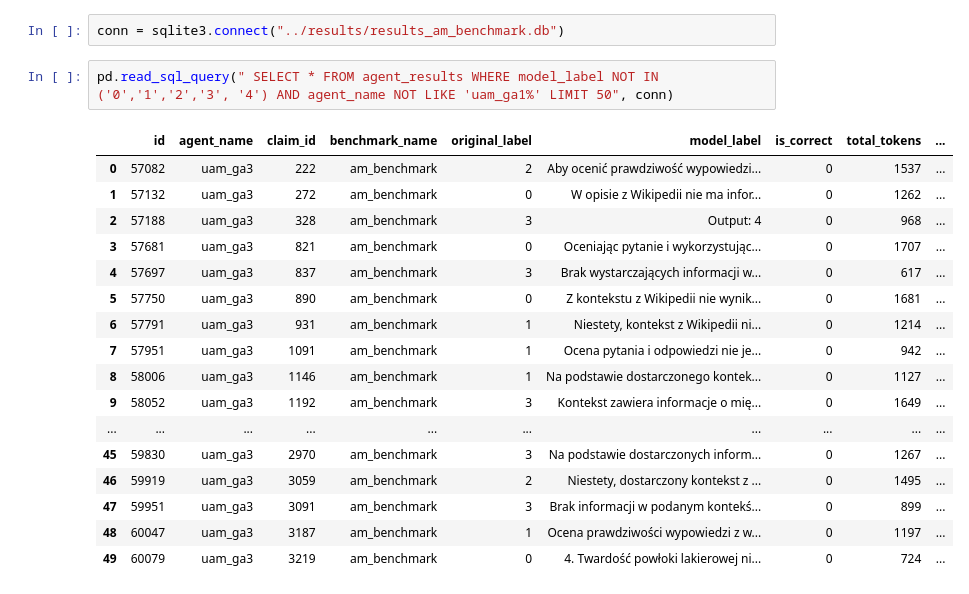
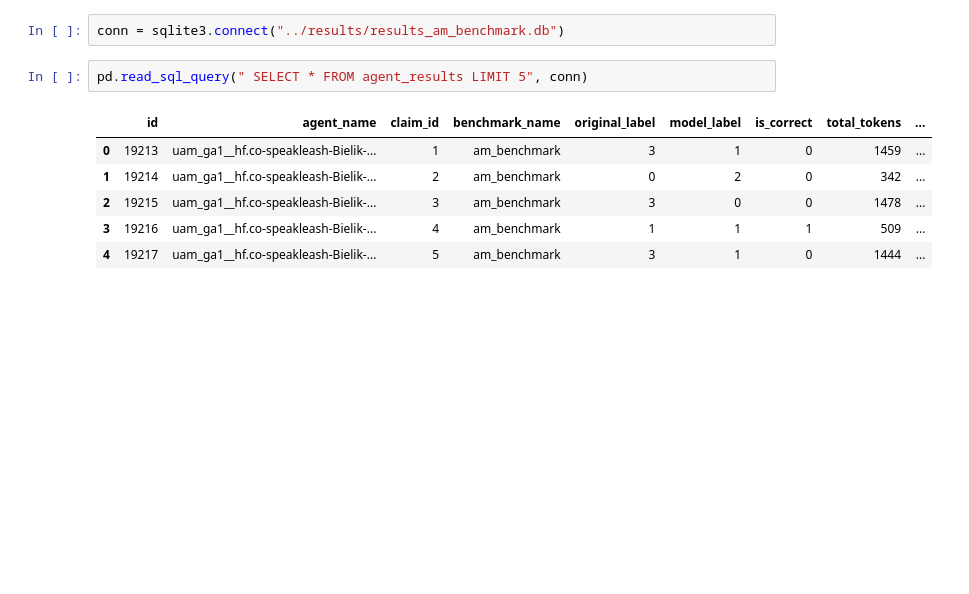
Before and after one commit to Wilsonuep/claims_processing, a Jupyter notebook: data_analysis/data_discovery.ipynb, the cells around one changed output. Cells and saved outputs as stored; diff of their text form; blank space fills up the shorter version.

```diff
--- a/data_analysis/data_discovery.ipynb
+++ b/data_analysis/data_discovery.ipynb
@@ -4,22 +4,11 @@ import sqlite3
 # %%
 conn = sqlite3.connect("../results/results_am_benchmark.db")
 # %%
-pd.read_sql_query(" SELECT * FROM agent_results WHERE model_label NOT IN ('0','1','2','3', '4') AND agent_name NOT LIKE 'uam_ga1%' LIMIT 50", conn)
+pd.read_sql_query(" SELECT * FROM agent_results LIMIT 5", conn)
 # %% [output]
 |  | id | agent_name | claim_id | benchmark_name | original_label | model_label | is_correct | total_tokens | ... |
-| 0 | 57082 | uam_ga3 | 222 | am_benchmark | 2 | Aby ocenić prawdziwość wypowiedzi... | 0 | 1537 | ... |
-| 1 | 57132 | uam_ga3 | 272 | am_benchmark | 0 | W opisie z Wikipedii nie ma infor... | 0 | 1262 | ... |
-| 2 | 57188 | uam_ga3 | 328 | am_benchmark | 3 | Output: 4 | 0 | 968 | ... |
-| 3 | 57681 | uam_ga3 | 821 | am_benchmark | 0 | Oceniając pytanie i wykorzystując... | 0 | 1707 | ... |
-| 4 | 57697 | uam_ga3 | 837 | am_benchmark | 3 | Brak wystarczających informacji w... | 0 | 617 | ... |
-| 5 | 57750 | uam_ga3 | 890 | am_benchmark | 0 | Z kontekstu z Wikipedii nie wynik... | 0 | 1681 | ... |
-| 6 | 57791 | uam_ga3 | 931 | am_benchmark | 1 | Niestety, kontekst z Wikipedii ni... | 0 | 1214 | ... |
-| 7 | 57951 | uam_ga3 | 1091 | am_benchmark | 1 | Ocena pytania i odpowiedzi nie je... | 0 | 942 | ... |
-| 8 | 58006 | uam_ga3 | 1146 | am_benchmark | 1 | Na podstawie dostarczonego kontek... | 0 | 1127 | ... |
-| 9 | 58052 | uam_ga3 | 1192 | am_benchmark | 3 | Kontekst zawiera informacje o mię... | 0 | 1649 | ... |
-| ... | ... | ... | ... | ... | ... | ... | ... | ... | ... |
-| 45 | 59830 | uam_ga3 | 2970 | am_benchmark | 3 | Na podstawie dostarczonych inform... | 0 | 1267 | ... |
-| 46 | 59919 | uam_ga3 | 3059 | am_benchmark | 2 | Niestety, dostarczony kontekst z ... | 0 | 1495 | ... |
-| 47 | 59951 | uam_ga3 | 3091 | am_benchmark | 3 | Brak informacji w podanym kontekś... | 0 | 899 | ... |
-| 48 | 60047 | uam_ga3 | 3187 | am_benchmark | 1 | Ocena prawdziwości wypowiedzi z w... | 0 | 1197 | ... |
-| 49 | 60079 | uam_ga3 | 3219 | am_benchmark | 0 | 4. Twardość powłoki lakierowej ni... | 0 | 724 | ... |
+| 0 | 19213 | uam_ga1__hf.co-speakleash-Bielik-... | 1 | am_benchmark | 3 | 1 | 0 | 1459 | ... |
+| 1 | 19214 | uam_ga1__hf.co-speakleash-Bielik-... | 2 | am_benchmark | 0 | 2 | 0 | 342 | ... |
+| 2 | 19215 | uam_ga1__hf.co-speakleash-Bielik-... | 3 | am_benchmark | 3 | 0 | 0 | 1478 | ... |
+| 3 | 19216 | uam_ga1__hf.co-speakleash-Bielik-... | 4 | am_benchmark | 1 | 1 | 1 | 509 | ... |
+| 4 | 19217 | uam_ga1__hf.co-speakleash-Bielik-... | 5 | am_benchmark | 3 | 1 | 0 | 1444 | ... |
```
Also changed, not shown: parts of 14 cells of this notebook, 1 other file.
